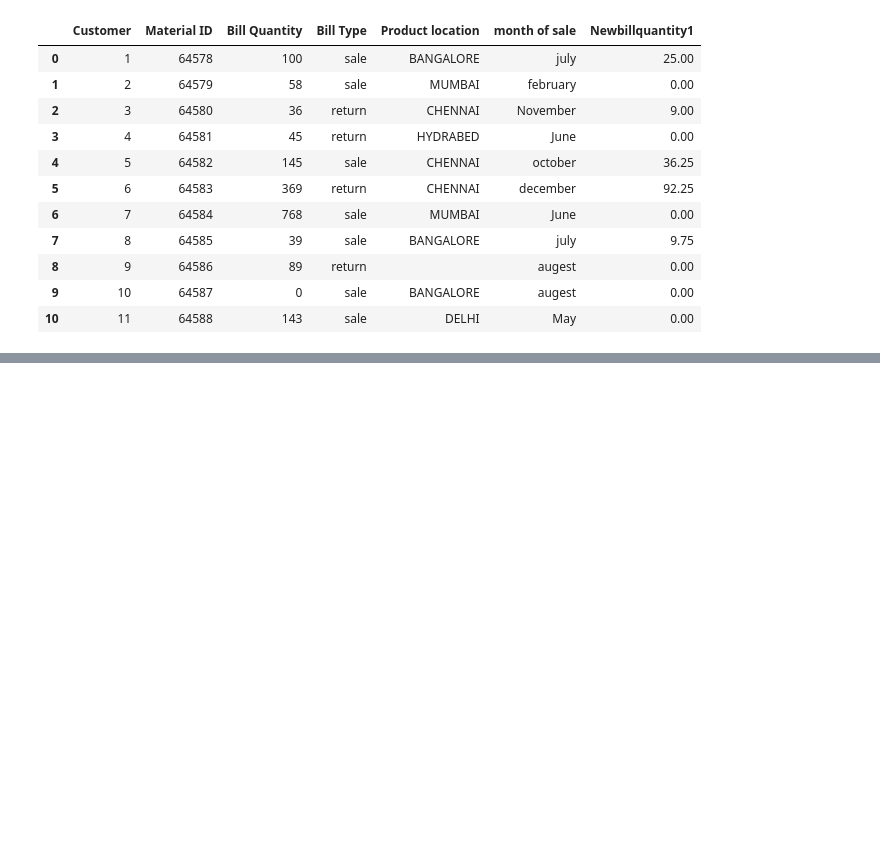
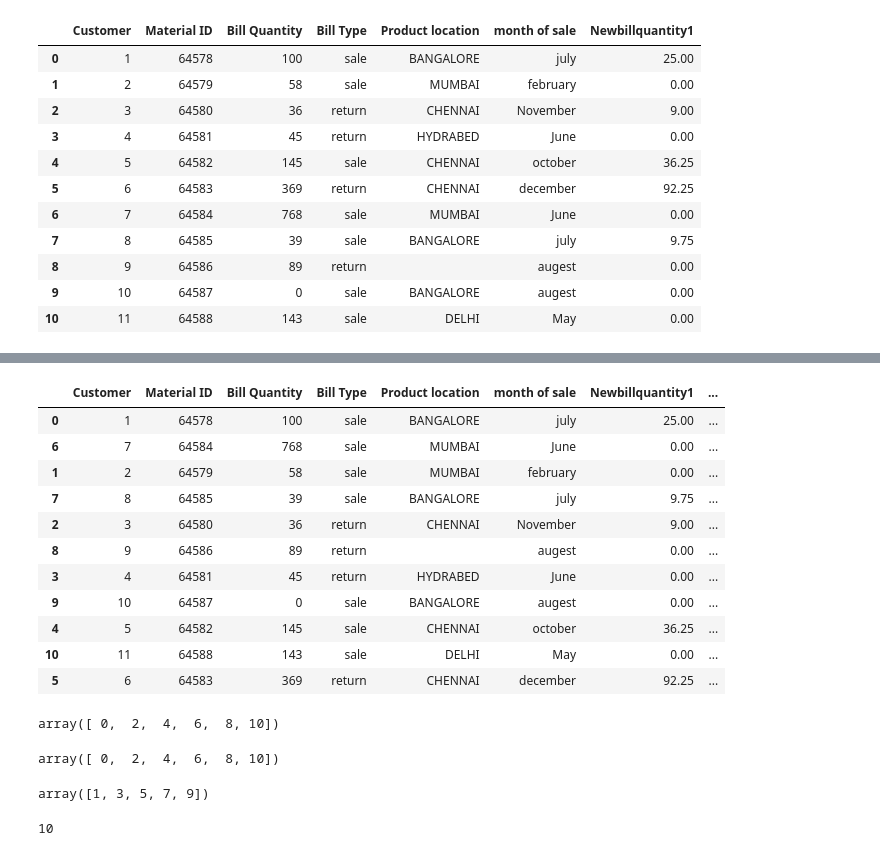
Before and after one commit to abhi-lejon/Machine-learning, a Jupyter notebook: Python_programming.ipynb, the cells around one changed output, grey strips where cells are left out. Drawn from its saved outputs; the diff is of its cells as text; code cells hidden in the pictures; blank space fills up the shorter version.

```diff
--- a/Python_programming.ipynb
+++ b/Python_programming.ipynb
@@ -2140,3 +2112,7 @@ df2
 # %%
 df1=data.loc[0:5]
 df2=data.loc[6:]
+# %%
+import numpy as np
+df1['unique_id'] = np.arange(0, df1.shape[0]*2,2)
+df2['unique_id'] = np.arange(1, df2.shape[0]*2,2)
@@ -2142,0 +2130,35 @@ df2=data.loc[6:]
+# %%
+df3=df1.append(df2)
+# %%
+df3 = df3.sort_values(by=['unique_id'])
+# %%
+df3
+# %% [output]
+|  | Customer | Material ID | Bill Quantity | Bill Type | Product location | month of sale | Newbillquantity1 | ... |
+| 0 | 1 | 64578 | 100 | sale | BANGALORE | july | 25.00 | ... |
+| 6 | 7 | 64584 | 768 | sale | MUMBAI | June | 0.00 | ... |
+| 1 | 2 | 64579 | 58 | sale | MUMBAI | february | 0.00 | ... |
+| 7 | 8 | 64585 | 39 | sale | BANGALORE | july | 9.75 | ... |
+| 2 | 3 | 64580 | 36 | return | CHENNAI | November | 9.00 | ... |
+| 8 | 9 | 64586 | 89 | return |  | augest | 0.00 | ... |
+| 3 | 4 | 64581 | 45 | return | HYDRABED | June | 0.00 | ... |
+| 9 | 10 | 64587 | 0 | sale | BANGALORE | augest | 0.00 | ... |
+| 4 | 5 | 64582 | 145 | sale | CHENNAI | october | 36.25 | ... |
+| 10 | 11 | 64588 | 143 | sale | DELHI | May | 0.00 | ... |
+| 5 | 6 | 64583 | 369 | return | CHENNAI | december | 92.25 | ... |
+# %%
+np.arange(0, df1.shape[0]*2,2)
+# %% [output]
+array([ 0,  2,  4,  6,  8, 10])
+# %%
+np.arange(0,12,2)
+# %% [output]
+array([ 0,  2,  4,  6,  8, 10])
+# %%
+np.arange(1, df2.shape[0]*2,2)
+# %% [output]
+array([1, 3, 5, 7, 9])
+# %%
+df2.shape[0]*2
+# %% [output]
+10
```
Also changed, not shown: parts of 137 cells of this notebook.
